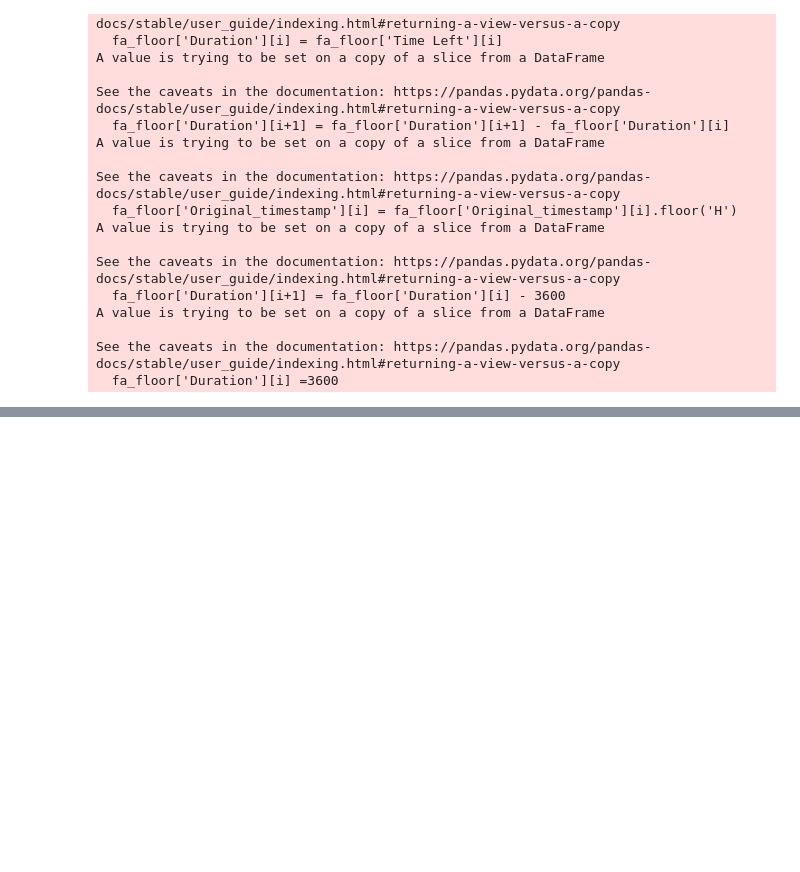
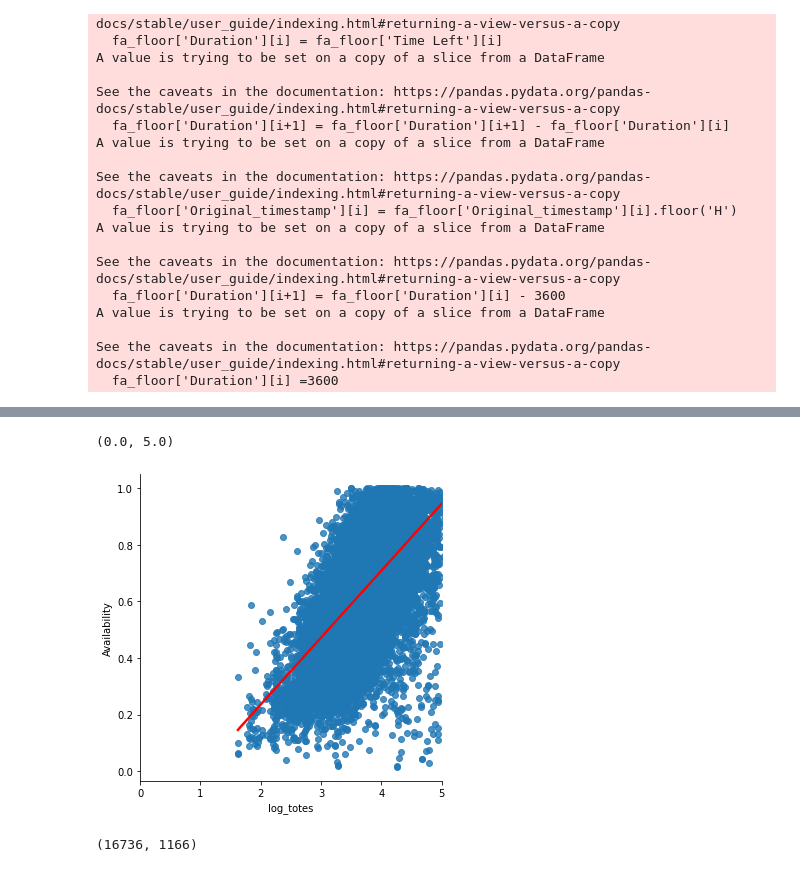
Before and after one commit to ch4413/scs, a Jupyter notebook: notebooks/Basic Model Jamie.ipynb, the cells around one changed output, grey strips where cells are left out. Drawn from its saved outputs; the diff is of its cells as text; code cells hidden in the pictures; blank space fills up the shorter version.

```diff
--- a/notebooks/Basic Model Jamie.ipynb
+++ b/notebooks/Basic Model Jamie.ipynb
@@ -133,0 +151,10 @@ Output
+# %%
+sns.lmplot(x='log_totes', y='Availability', data=df, line_kws={"color": "red"})
+plt.xlim(0, 5)
+# %% [output]
+(0.0, 5.0)
+[figure, added]
+# %%
+df.shape
+# %% [output]
+(16736, 1166)
```
Also changed, not shown: parts of 12 cells of this notebook, 6 other files.
